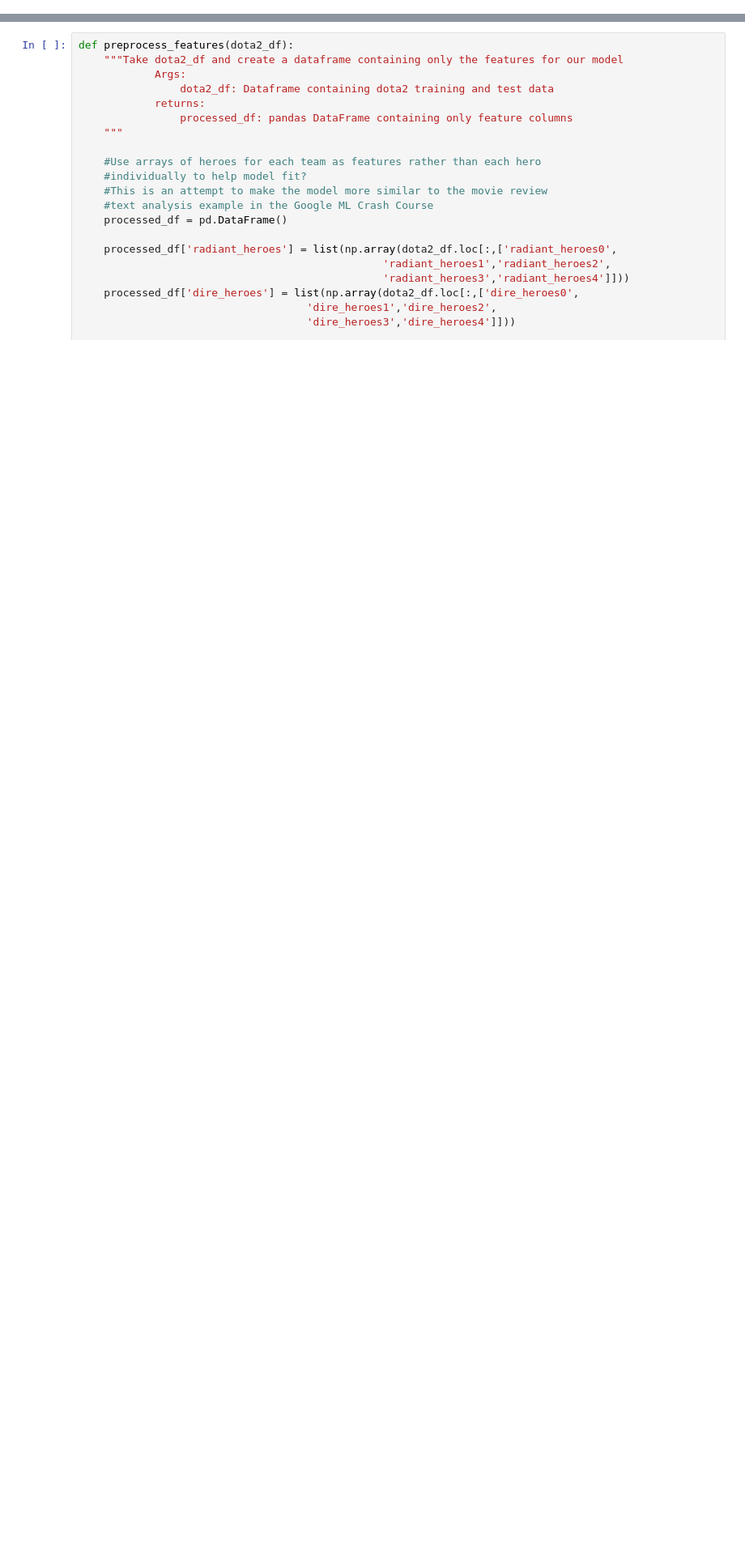
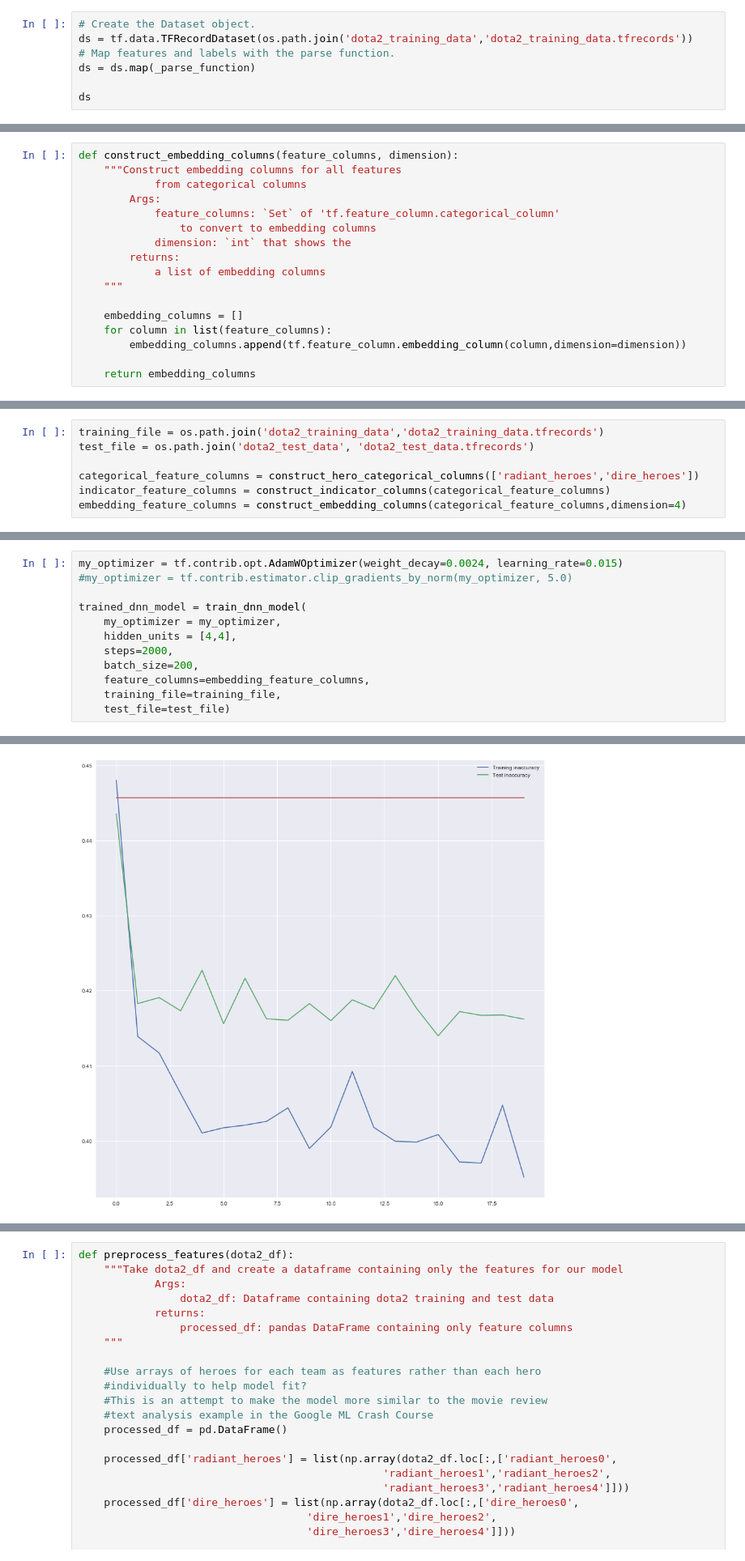
Before and after one commit to JoshEZiegler/MLProjects, a Jupyter notebook: Dota2Project/Dota2MachineLearning.ipynb, the cells around one changed output, grey strips where cells are left out. Shown: that part at 81% size. Saved outputs shown, nothing was run; the diff lists cells and outputs as text; blank space fills up the shorter version.

```diff
--- a/Dota2Project/Dota2MachineLearning.ipynb
+++ b/Dota2Project/Dota2MachineLearning.ipynb
@@ -33,0 +73,7 @@ dota2_df.describe()
+# %%
+# Create the Dataset object.
+ds = tf.data.TFRecordDataset(os.path.join('dota2_training_data','dota2_training_data.tfrecords'))
+# Map features and labels with the parse function.
+ds = ds.map(_parse_function)
+
+ds
@@ -33,0 +259,17 @@ dota2_df.describe()
+# %%
+def construct_embedding_columns(feature_columns, dimension):
+    """Construct embedding columns for all features
+            from categorical columns
+        Args:
+            feature_columns: `Set` of 'tf.feature_column.categorical_column'
+                to convert to embedding columns
+            dimension: `int` that shows the
+        returns:
+            a list of embedding columns
+    """
+
+    embedding_columns = []
+    for column in list(feature_columns):
+        embedding_columns.append(tf.feature_column.embedding_column(column,dimension=dimension))
+
+    return embedding_columns
@@ -33,0 +362,7 @@ dota2_df.describe()
+# %%
+training_file = os.path.join('dota2_training_data','dota2_training_data.tfrecords')
+test_file = os.path.join('dota2_test_data', 'dota2_test_data.tfrecords')
+
+categorical_feature_columns = construct_hero_categorical_columns(['radiant_heroes','dire_heroes'])
+indicator_feature_columns = construct_indicator_columns(categorical_feature_columns)
+embedding_feature_columns = construct_embedding_columns(categorical_feature_columns,dimension=4)
@@ -33,0 +371,13 @@ dota2_df.describe()
+# %%
+my_optimizer = tf.contrib.opt.AdamWOptimizer(weight_decay=0.0024, learning_rate=0.015)
+#my_optimizer = tf.contrib.estimator.clip_gradients_by_norm(my_optimizer, 5.0)
+
+trained_dnn_model = train_dnn_model(
+    my_optimizer = my_optimizer,
+    hidden_units = [4,4],
+    steps=2000,
+    batch_size=200,
+    feature_columns=embedding_feature_columns,
+    training_file=training_file,
+    test_file=test_file)
+# %% [output]
@@ -33,0 +401 @@ dota2_df.describe()
+[figure, added]
```
Also changed, not shown: parts of 47 cells of this notebook, 11 other files.
